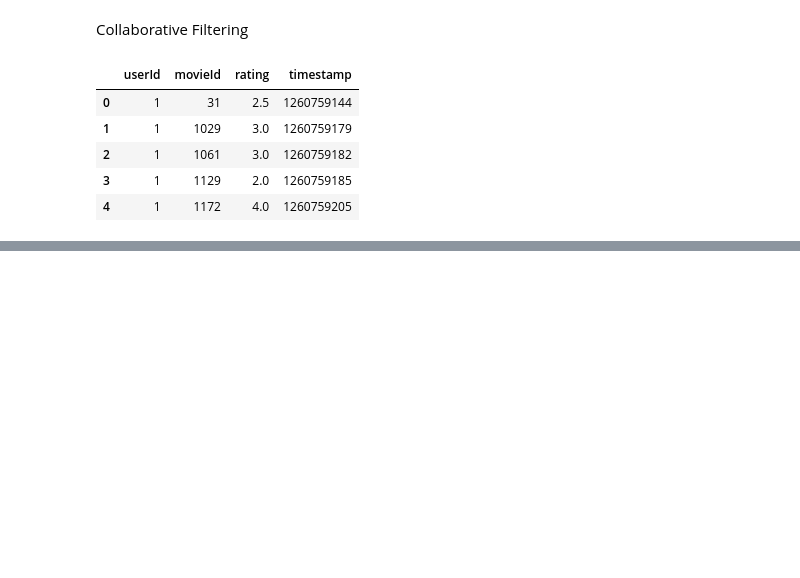
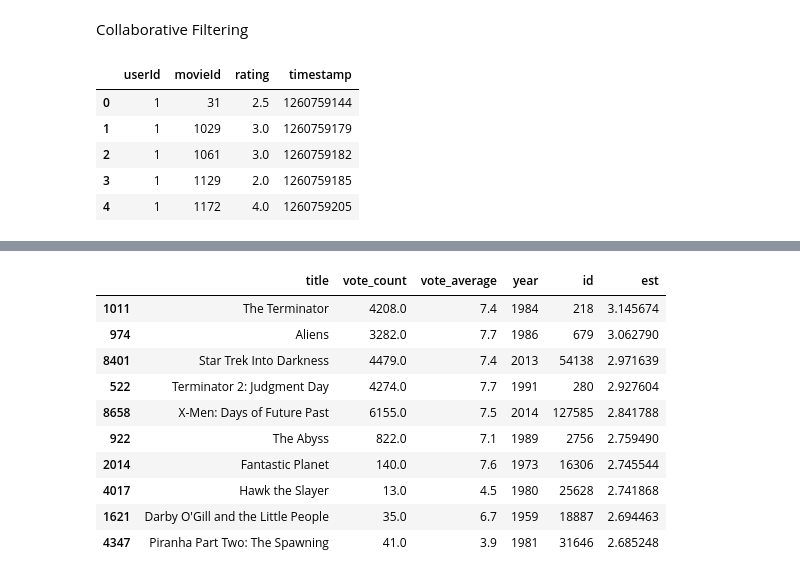
Before and after one commit to HappyJJins/myblog, a Jupyter notebook: content/blog/MovieRcmmd.ipynb, the cells around one changed output, grey strips where cells are left out. Saved outputs shown, nothing was run; the diff lists cells and outputs as text; code cells hidden in the pictures; blank space fills up the shorter version.

```diff
--- a/content/blog/MovieRcmmd.ipynb
+++ b/content/blog/MovieRcmmd.ipynb
@@ -905,0 +975,12 @@ kf = KFold(n_splits = 5)
+# %%
+def convert_int(x):
+  try:
+    return int(x)
+  except:
+    return np.nan
+# %%
+id_map = pd.read_csv('/content/drive/My Drive/Colab Notebooks/MovieRcmmd/data/data/links_small.csv')[['movieId', 'tmdbId']]
+id_map['tmdbId'] = id_map['tmdbId'].apply(convert_int)
+id_map.columns = ['movieId', 'id']
+id_map = id_map.merge(smd[['title', 'id']], on='id').set_index('title')
+id_mapindices
@@ -905,0 +1002,3 @@ kf = KFold(n_splits = 5)
+# %%
+indices_map = id_map.set_index('id')
+indices_map
@@ -905,0 +1020,29 @@ kf = KFold(n_splits = 5)
+# %%
+def hybrid(userId, title):
+  idx = indices[title]
+  tmdbId = id_map.loc[title]['id']
+  movie_id = id_map.loc[title]['movieId']
+  sim_scores = list(enumerate(cosine_sim[int(idx)]))
+  sim_scores = sorted(sim_scores, key=lambda x: x[1], reverse=True)
+  sim_scores = sim_scores[1:26]
+  movie_indices = [i[0] for i in sim_scores]
+  movies = smd.iloc[movie_indices][['title', 'vote_count', 'vote_average', 'year', 'id']]
+  movies['est'] = movies['id'].apply(lambda x: svd.predict(userId, indices_map.loc[x]['movieId']).est)
+  movies = movies.sort_values('est', ascending=False)
+  return movies.head(10)
+# %%
+hybrid(1, 'Avatar')
+# 1번 유저가 선택한 영화 'Avatar'와 유사도가 높은 25개의 영화를 추출해 젔을 법한 점수(rating) 추정
+# rating est 상위 10개 추출
+# %% [output]
+|  | title | vote_count | vote_average | year | id | est |
+| 1011 | The Terminator | 4208.0 | 7.4 | 1984 | 218 | 3.145674 |
+| 974 | Aliens | 3282.0 | 7.7 | 1986 | 679 | 3.062790 |
+| 8401 | Star Trek Into Darkness | 4479.0 | 7.4 | 2013 | 54138 | 2.971639 |
+| 522 | Terminator 2: Judgment Day | 4274.0 | 7.7 | 1991 | 280 | 2.927604 |
+| 8658 | X-Men: Days of Future Past | 6155.0 | 7.5 | 2014 | 127585 | 2.841788 |
+| 922 | The Abyss | 822.0 | 7.1 | 1989 | 2756 | 2.759490 |
+| 2014 | Fantastic Planet | 140.0 | 7.6 | 1973 | 16306 | 2.745544 |
+| 4017 | Hawk the Slayer | 13.0 | 4.5 | 1980 | 25628 | 2.741868 |
+| 1621 | Darby O'Gill and the Little People | 35.0 | 6.7 | 1959 | 18887 | 2.694463 |
+| 4347 | Piranha Part Two: The Spawning | 41.0 | 3.9 | 1981 | 31646 | 2.685248 |
```
Also changed, not shown: parts of 21 cells of this notebook, 4 other files.
